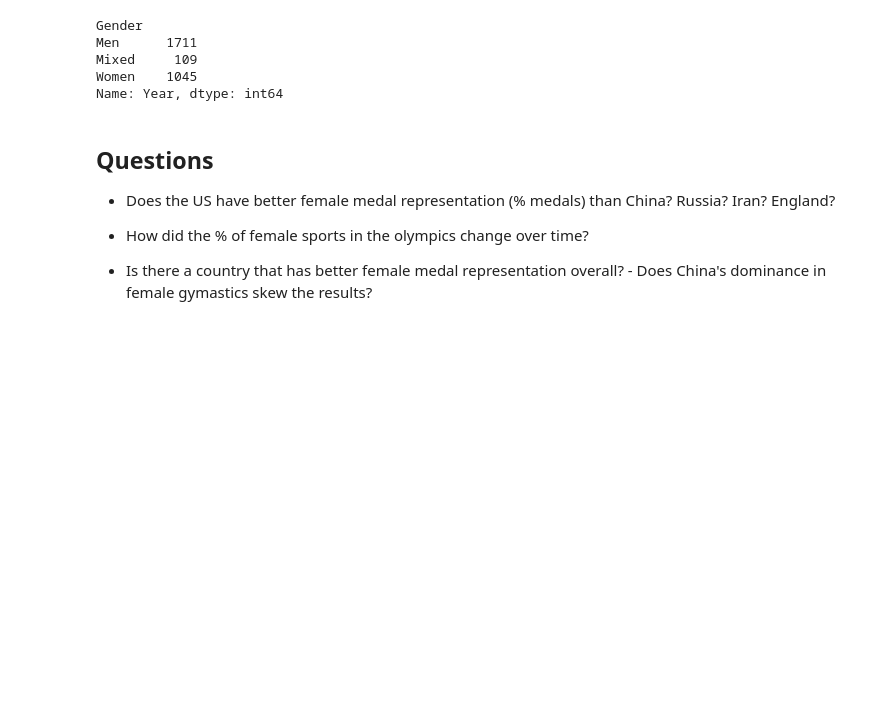
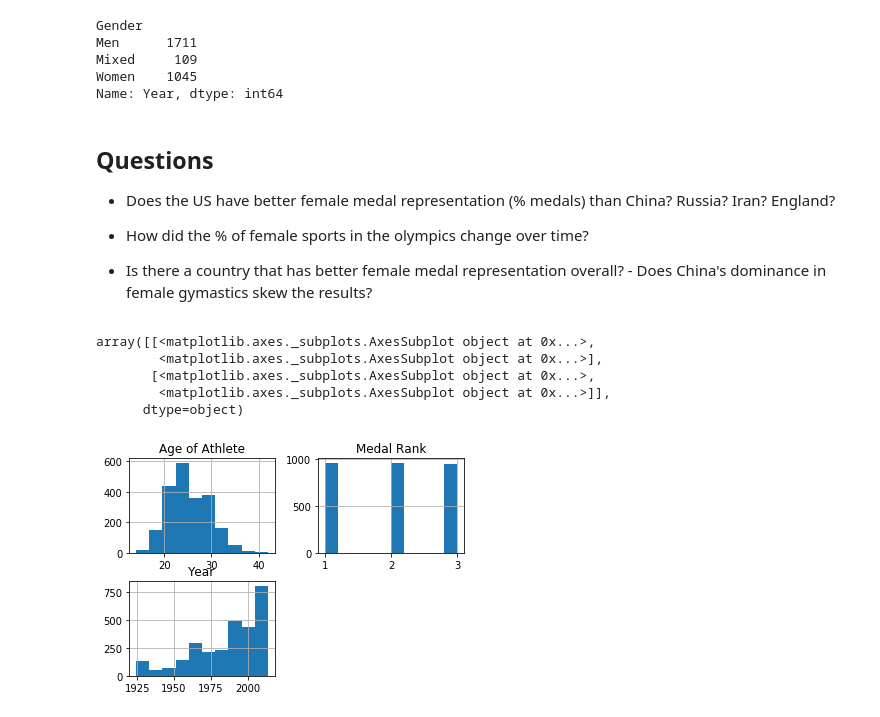
Before and after one commit to woodmc10/winter-olympics, a Jupyter notebook: notebooks/EDA.ipynb, the cells around one changed output. Drawn from its saved outputs; the diff is of its cells as text; code cells hidden in the pictures; blank space fills up the shorter version.

```diff
--- a/notebooks/EDA.ipynb
+++ b/notebooks/EDA.ipynb
@@ -65,3 +65,12 @@ Name: Year, dtype: int64
 
 - Is there a country that has better female medal representation overall?
         - Does China's dominance in female gymastics skew the results?
+# %%
+df_medals.hist()
+# %% [output]
+array([[<matplotlib.axes._subplots.AxesSubplot object at 0x...>,
+        <matplotlib.axes._subplots.AxesSubplot object at 0x...>],
+       [<matplotlib.axes._subplots.AxesSubplot object at 0x...>,
+        <matplotlib.axes._subplots.AxesSubplot object at 0x...>]],
+      dtype=object)
+[figure, added]
```
Also changed, not shown: parts of 3 cells of this notebook, 4 other files.
